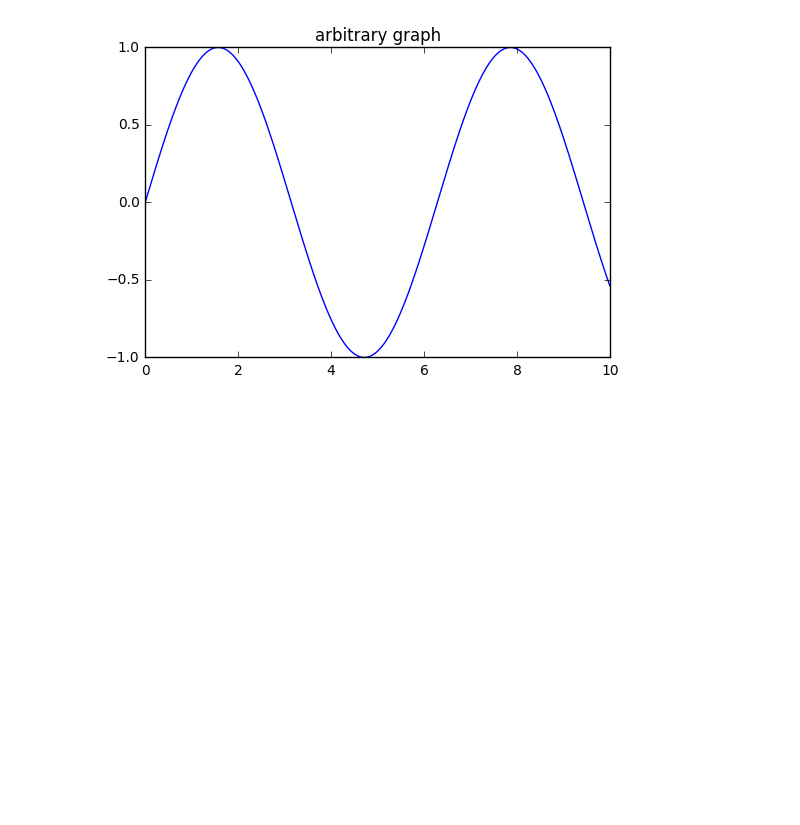
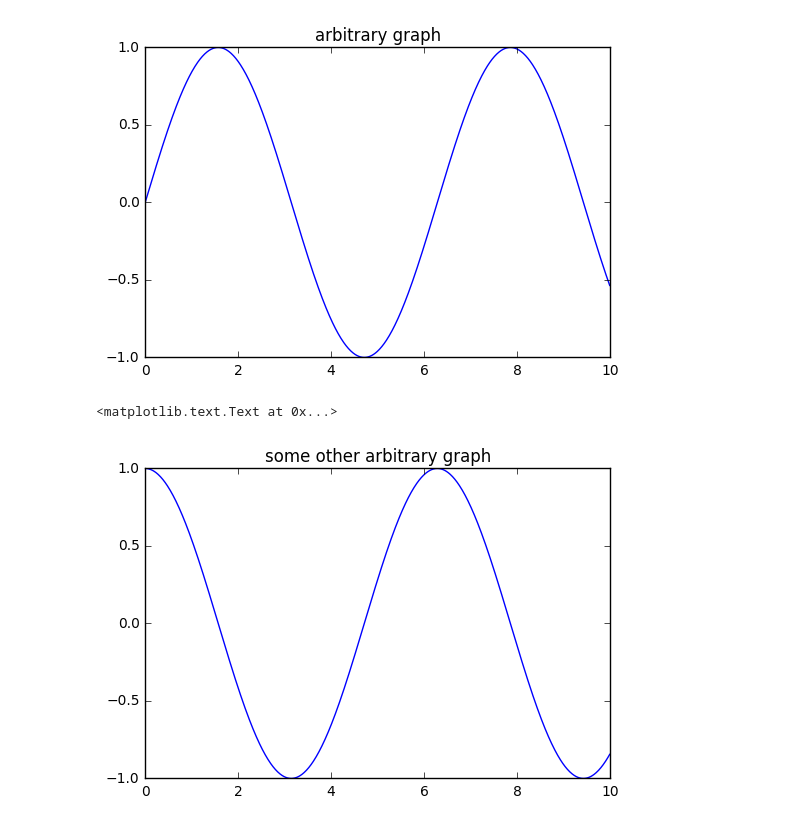
Before and after one commit to benbrowne/notebook-review-test, a Jupyter notebook: test_notebook.ipynb, the cells around one changed output. Drawn from its saved outputs; the diff is of its cells as text; code cells hidden in the pictures; blank space fills up the shorter version.

```diff
--- a/test_notebook.ipynb
+++ b/test_notebook.ipynb
@@ -10,3 +10,11 @@ plt.title('arbitrary graph')
 # %% [output]
 <matplotlib.text.Text at 0x...>
 [figure]
+# %%
+x = np.arange(0,10,0.01)
+y = np.cos(x)
+plt.plot(x,y)
+plt.title('some other arbitrary graph')
+# %% [output]
+<matplotlib.text.Text at 0x...>
+[figure, added]
```
